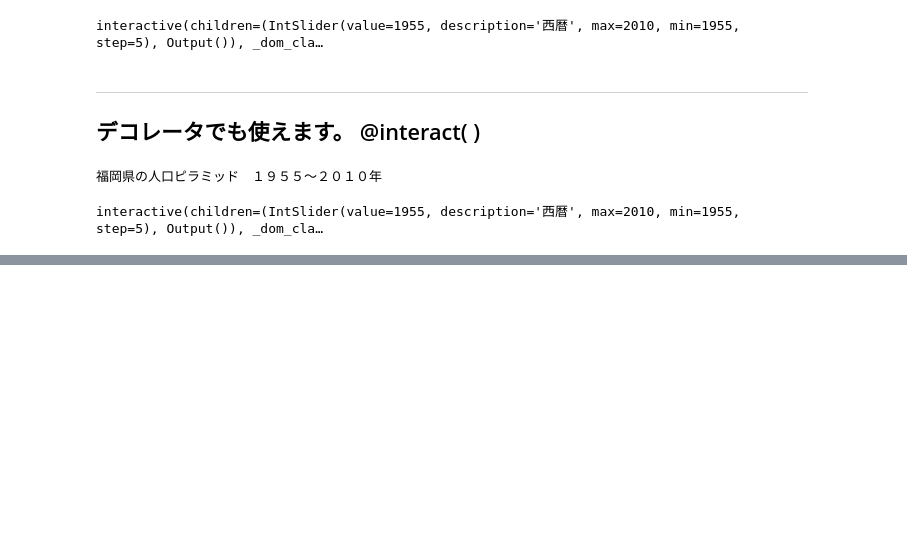
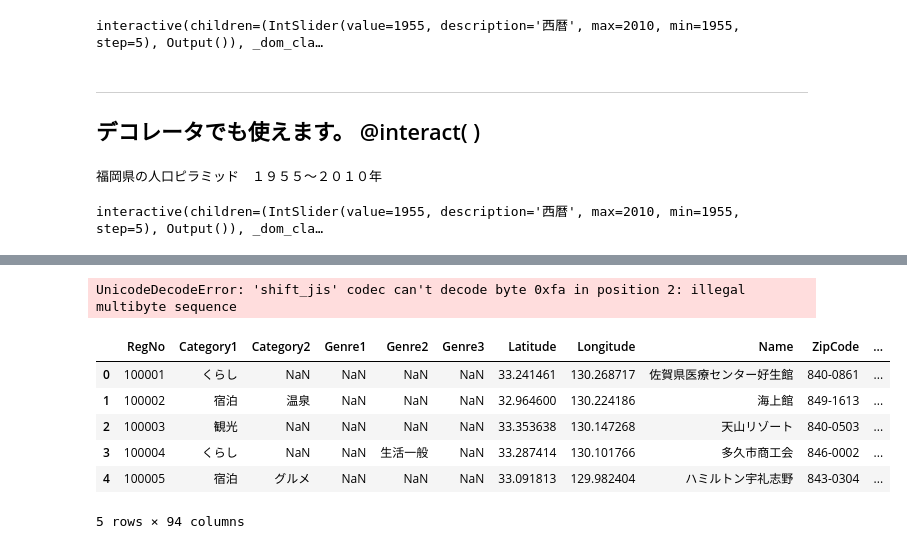
Before and after one commit to malo21st/PyDataFUK190209, a Jupyter notebook: Jupyter Notebook で インタラクティブな可視化.ipynb, the cells around one changed output, grey strips where cells are left out. Drawn from its saved outputs; the diff is of its cells as text; code cells hidden in the pictures; blank space fills up the shorter version.

```diff
--- a/Jupyter Notebook で インタラクティブな可視化.ipynb
+++ b/Jupyter Notebook で インタラクティブな可視化.ipynb
@@ -292,0 +391,23 @@ interactive(children=(IntSlider(value=1955, description='西暦', max=2010, min=
+# %%
+# csvファイルに日本語が含まれると、encodingを指定してもエラーになる時がある。
+import pandas as pd
+df = pd.read_csv("wiwiwi-fimap.csv", encoding="shift-jis")
+# %% [output]
+UnicodeDecodeError: 'shift_jis' codec can't decode byte 0xfa in position 2: illegal multibyte sequence
+# %%
+# エラーを無視して、強制的に読み込ませる。
+import codecs as cd
+import pandas as pd
+
+with cd.open("wiwiwi-fimap.csv", "r", "Shift-JIS", "ignore") as csv_file:
+    df = pd.read_table(csv_file, delimiter=",")
+
+df.head()
+# %% [output]
+|  | RegNo | Category1 | Category2 | Genre1 | Genre2 | Genre3 | Latitude | Longitude | Name | ZipCode | ... |
+| 0 | 100001 | くらし | NaN | NaN | NaN | NaN | 33.241461 | 130.268717 | 佐賀県医療センター好生館 | 840-0861 | ... |
+| 1 | 100002 | 宿泊 | 温泉 | NaN | NaN | NaN | 32.964600 | 130.224186 | 海上館 | 849-1613 | ... |
+| 2 | 100003 | 観光 | NaN | NaN | NaN | NaN | 33.353638 | 130.147268 | 天山リゾート | 840-0503 | ... |
+| 3 | 100004 | くらし | NaN | NaN | 生活一般 | NaN | 33.287414 | 130.101766 | 多久市商工会 | 846-0002 | ... |
+| 4 | 100005 | 宿泊 | グルメ | NaN | NaN | NaN | 33.091813 | 129.982404 | ハミルトン宇礼志野 | 843-0304 | ... |
+5 rows × 94 columns
```
Also changed, not shown: parts of 25 cells of this notebook, 1 other file.
